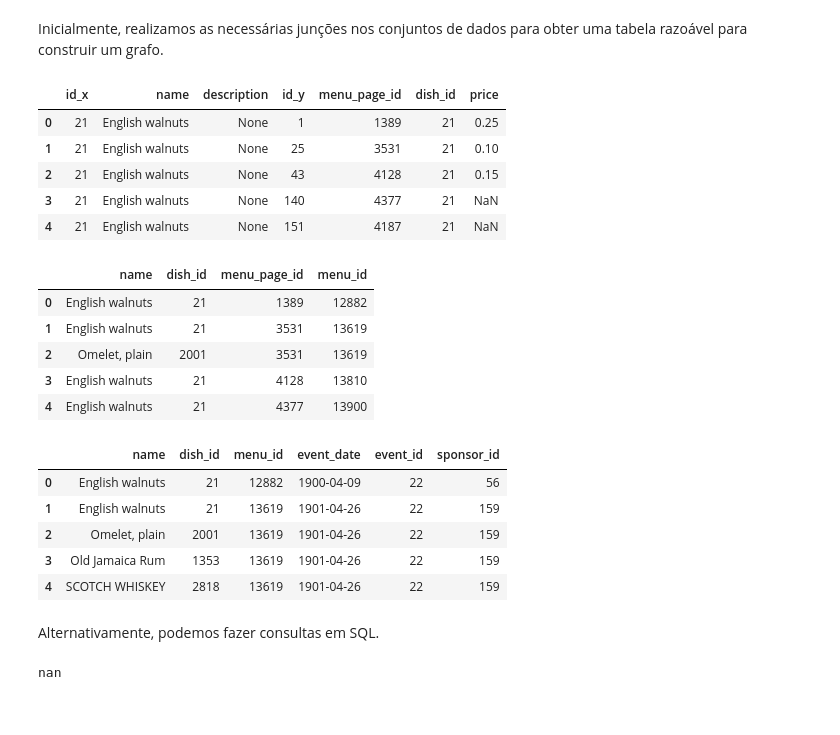
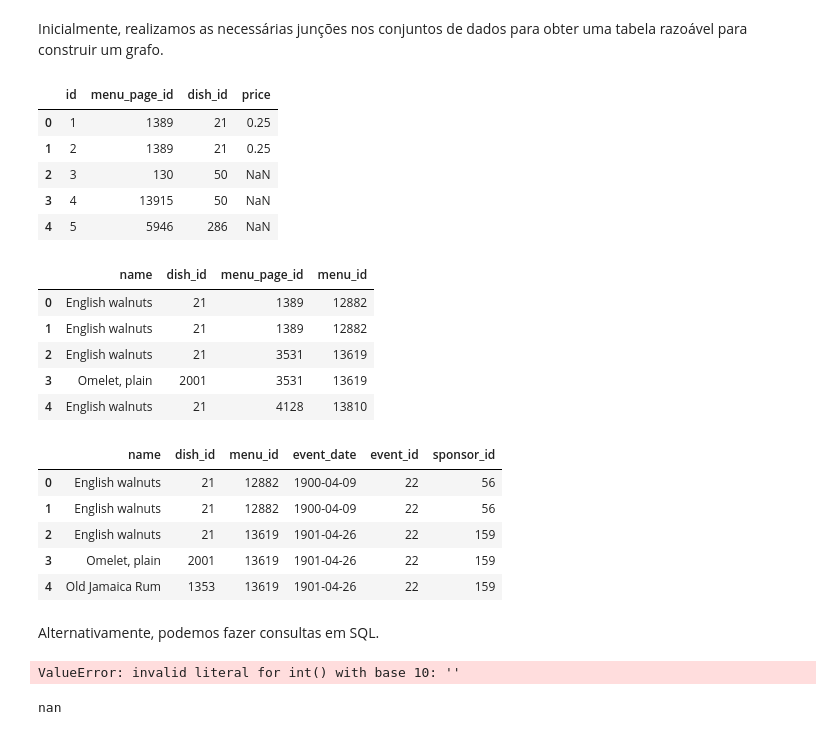
Before and after one commit to tdsh-ux/data_bases, a Jupyter notebook: data.ipynb, the cells around one changed output. Drawn from its saved outputs; the diff is of its cells as text; code cells hidden in the pictures.

```diff
--- a/data.ipynb
+++ b/data.ipynb
@@ -22,8 +22,8 @@ def loadData(table): # get data from mysql database.
 
     try:
         conn = pymysql.connect(host = "localhost",
-                      user = "user",
-                      password = "Criatura12345@:",
+                      user = "root",
+                      password = "1234",
                       db = "db_menu")
         query = "SELECT * FROM {}".format(table)
 
@@ -77,14 +82,15 @@ Doravante, serão feitos os cálculos para os nós, representados pelos pratos,
 Inicialmente, realizamos as necessárias junções nos conjuntos de dados para obter uma tabela razoável para construir um grafo.
 # %%
 dish_page = pd.merge(dish, menu_item, left_on = "id", right_on = "dish_id")
-dish_page.head()
+#dish_page.head()
+menu_item.head()
 # %% [output]
-|  | id_x | name | description | id_y | menu_page_id | dish_id | price |
-| 0 | 21 | English walnuts | None | 1 | 1389 | 21 | 0.25 |
-| 1 | 21 | English walnuts | None | 25 | 3531 | 21 | 0.10 |
-| 2 | 21 | English walnuts | None | 43 | 4128 | 21 | 0.15 |
-| 3 | 21 | English walnuts | None | 140 | 4377 | 21 | NaN |
-| 4 | 21 | English walnuts | None | 151 | 4187 | 21 | NaN |
+|  | id | menu_page_id | dish_id | price |
+| 0 | 1 | 1389 | 21 | 0.25 |
+| 1 | 2 | 1389 | 21 | 0.25 |
+| 2 | 3 | 130 | 50 | NaN |
+| 3 | 4 | 13915 | 50 | NaN |
+| 4 | 5 | 5946 | 286 | NaN |
 # %%
 dish_page_menu = pd.merge(dish_page, menu_page, left_on = "menu_page_id", right_on = "id")
 dish_page_menu = dish_page_menu[["name", "dish_id", "menu_page_id", "menu_id"]]
@@ -92,10 +98,10 @@ dish_page_menu.head()
 # %% [output]
 |  | name | dish_id | menu_page_id | menu_id |
 | 0 | English walnuts | 21 | 1389 | 12882 |
-| 1 | English walnuts | 21 | 3531 | 13619 |
-| 2 | Omelet, plain | 2001 | 3531 | 13619 |
-| 3 | English walnuts | 21 | 4128 | 13810 |
-| 4 | English walnuts | 21 | 4377 | 13900 |
+| 1 | English walnuts | 21 | 1389 | 12882 |
+| 2 | English walnuts | 21 | 3531 | 13619 |
+| 3 | Omelet, plain | 2001 | 3531 | 13619 |
+| 4 | English walnuts | 21 | 4128 | 13810 |
 # %%
 dish_menu = pd.merge(dish_page_menu, menu, left_on = "menu_id", right_on = "id")
 dish_menu = dish_menu[["name_x", "dish_id", "menu_id", "event_date", "event_id", "sponsor_id"]]
@@ -104,10 +110,10 @@ df.head()
 # %% [output]
 |  | name | dish_id | menu_id | event_date | event_id | sponsor_id |
 | 0 | English walnuts | 21 | 12882 | 1900-04-09 | 22 | 56 |
-| 1 | English walnuts | 21 | 13619 | 1901-04-26 | 22 | 159 |
-| 2 | Omelet, plain | 2001 | 13619 | 1901-04-26 | 22 | 159 |
-| 3 | Old Jamaica Rum | 1353 | 13619 | 1901-04-26 | 22 | 159 |
-| 4 | SCOTCH WHISKEY | 2818 | 13619 | 1901-04-26 | 22 | 159 |
+| 1 | English walnuts | 21 | 12882 | 1900-04-09 | 22 | 56 |
+| 2 | English walnuts | 21 | 13619 | 1901-04-26 | 22 | 159 |
+| 3 | Omelet, plain | 2001 | 13619 | 1901-04-26 | 22 | 159 |
+| 4 | Old Jamaica Rum | 1353 | 13619 | 1901-04-26 | 22 | 159 |
 # %%
 dish_names = df.name.unique()
 
@@ -175,6 +181,8 @@ def get_df(year = None):
 # %%
 df["year"] = list(map(lambda x: int(x[:4]) if x is not None else x, df["event_date"].tolist()))
 years = df.year.unique()
+# %% [output]
+ValueError: invalid literal for int() with base 10: ''
 # %%
 def save_file(table, name = "table"):
     try:
```
Also changed, not shown: parts of 10 cells of this notebook, 1 other file.
